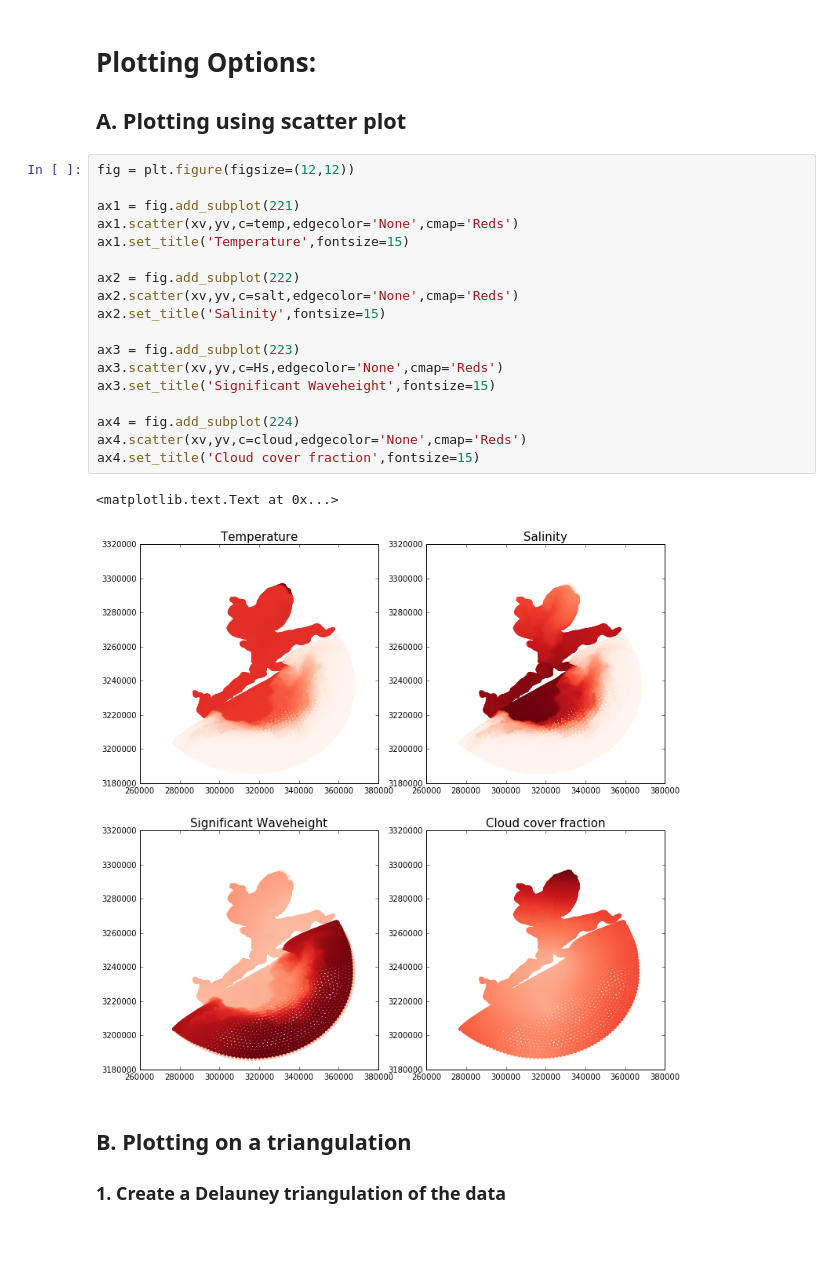
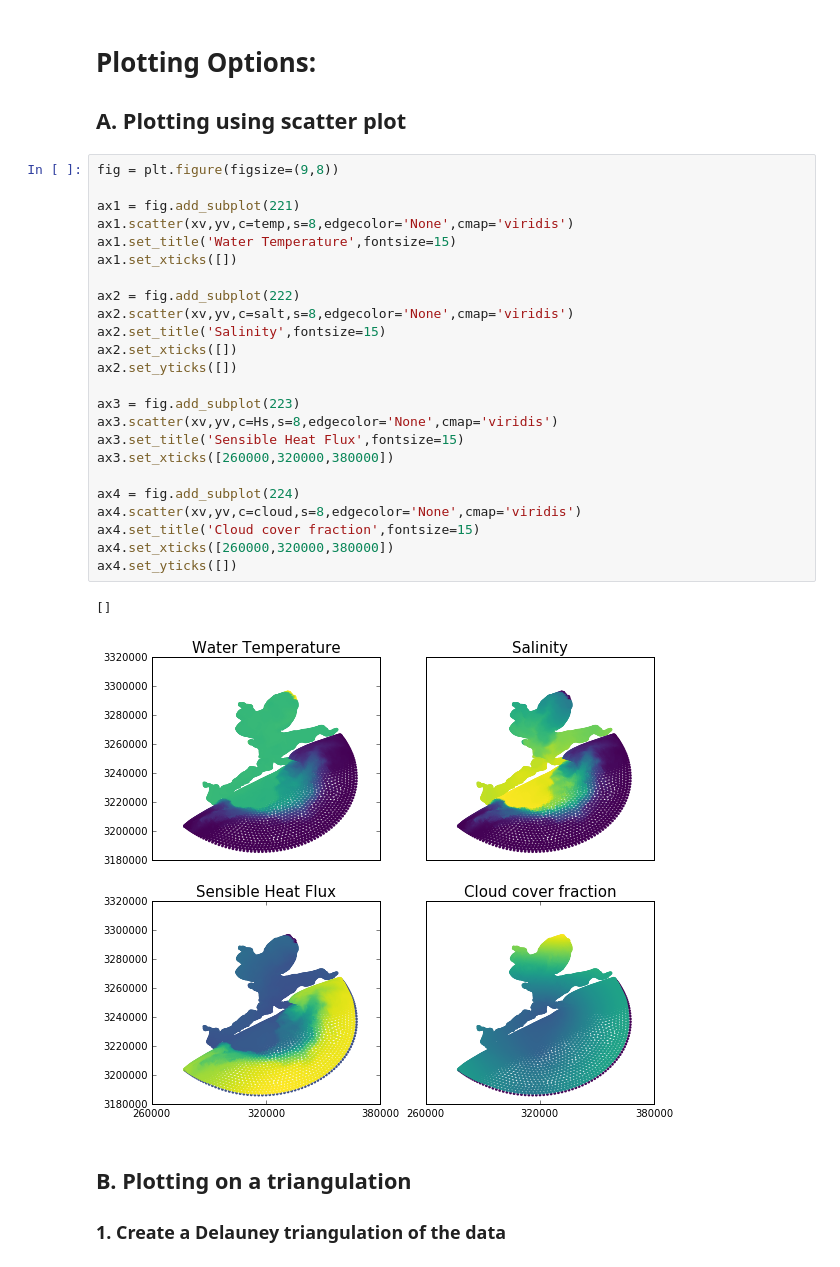
Before and after one commit to khutsch/python4geosciences-hw, a Jupyter notebook: Python_project_working.ipynb, the cells around one changed output. Saved outputs shown, nothing was run; the diff lists cells and outputs as text; blank space fills up the shorter version.

```diff
--- a/Python_project_working.ipynb
+++ b/Python_project_working.ipynb
@@ -108,26 +105,32 @@ ax.legend(('Nodes','Edges','Face'),loc=0,numpoints=1)
 # Plotting Options:
 ## A. Plotting using scatter plot
 # %%
-fig = plt.figure(figsize=(12,12))
+fig = plt.figure(figsize=(9,8))
 
 ax1 = fig.add_subplot(221)
-ax1.scatter(xv,yv,c=temp,edgecolor='None',cmap='Reds')
-ax1.set_title('Temperature',fontsize=15)
+ax1.scatter(xv,yv,c=temp,s=8,edgecolor='None',cmap='viridis')
+ax1.set_title('Water Temperature',fontsize=15)
+ax1.set_xticks([])
 
 ax2 = fig.add_subplot(222)
-ax2.scatter(xv,yv,c=salt,edgecolor='None',cmap='Reds')
+ax2.scatter(xv,yv,c=salt,s=8,edgecolor='None',cmap='viridis')
 ax2.set_title('Salinity',fontsize=15)
+ax2.set_xticks([])
+ax2.set_yticks([])
 
 ax3 = fig.add_subplot(223)
-ax3.scatter(xv,yv,c=Hs,edgecolor='None',cmap='Reds')
-ax3.set_title('Significant Waveheight',fontsize=15)
+ax3.scatter(xv,yv,c=Hs,s=8,edgecolor='None',cmap='viridis')
+ax3.set_title('Sensible Heat Flux',fontsize=15)
+ax3.set_xticks([260000,320000,380000])
 
 ax4 = fig.add_subplot(224)
-ax4.scatter(xv,yv,c=cloud,edgecolor='None',cmap='Reds')
+ax4.scatter(xv,yv,c=cloud,s=8,edgecolor='None',cmap='viridis')
 ax4.set_title('Cloud cover fraction',fontsize=15)
+ax4.set_xticks([260000,320000,380000])
+ax4.set_yticks([])
 # %% [output]
-<matplotlib.text.Text at 0x...>
+[]
-[figure, old version]
+[figure, new version]
 # %% [markdown]
 ## B. Plotting on a triangulation
 ### 1. Create a Delauney triangulation of the data
```
Also changed, not shown: parts of 27 cells of this notebook.
